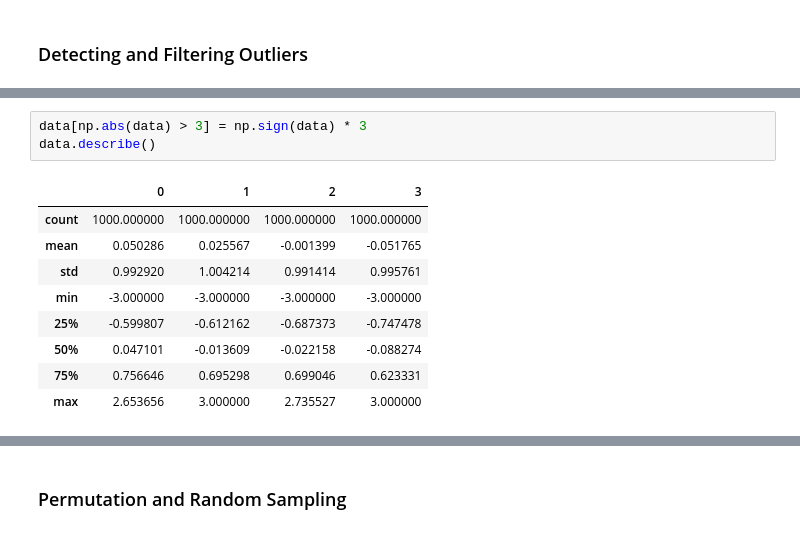
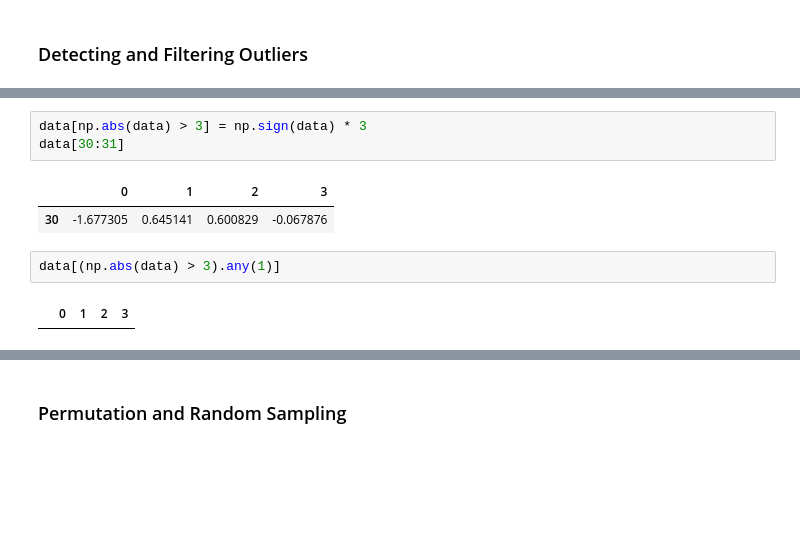
Before and after one commit to lee7py/Pydata-ANS-VIS, a Jupyter notebook: data code/ch07-study.ipynb, the cells around one changed output, grey strips where cells are left out. Saved outputs shown, nothing was run; the diff lists cells and outputs as text; blank space fills up the shorter version.

```diff
--- a/data code/ch07-study.ipynb
+++ b/data code/ch07-study.ipynb
@@ -543,13 +569,10 @@ data[(np.abs(data) > 3).any(1)]
 # %%
 data[np.abs(data) > 3] = np.sign(data) * 3
-data.describe()
+data[30:31]
 # %% [output]
 |  | 0 | 1 | 2 | 3 |
-| count | 1000.000000 | 1000.000000 | 1000.000000 | 1000.000000 |
-| mean | 0.050286 | 0.025567 | -0.001399 | -0.051765 |
-| std | 0.992920 | 1.004214 | 0.991414 | 0.995761 |
-| min | -3.000000 | -3.000000 | -3.000000 | -3.000000 |
-| 25% | -0.599807 | -0.612162 | -0.687373 | -0.747478 |
-| 50% | 0.047101 | -0.013609 | -0.022158 | -0.088274 |
-| 75% | 0.756646 | 0.695298 | 0.699046 | 0.623331 |
-| max | 2.653656 | 3.000000 | 2.735527 | 3.000000 |
+| 30 | -1.677305 | 0.645141 | 0.600829 | -0.067876 |
+# %%
+data[(np.abs(data) > 3).any(1)]
+# %% [output]
+|  | 0 | 1 | 2 | 3 |
```
Also changed, not shown: parts of 30 cells of this notebook, 7 other files.
